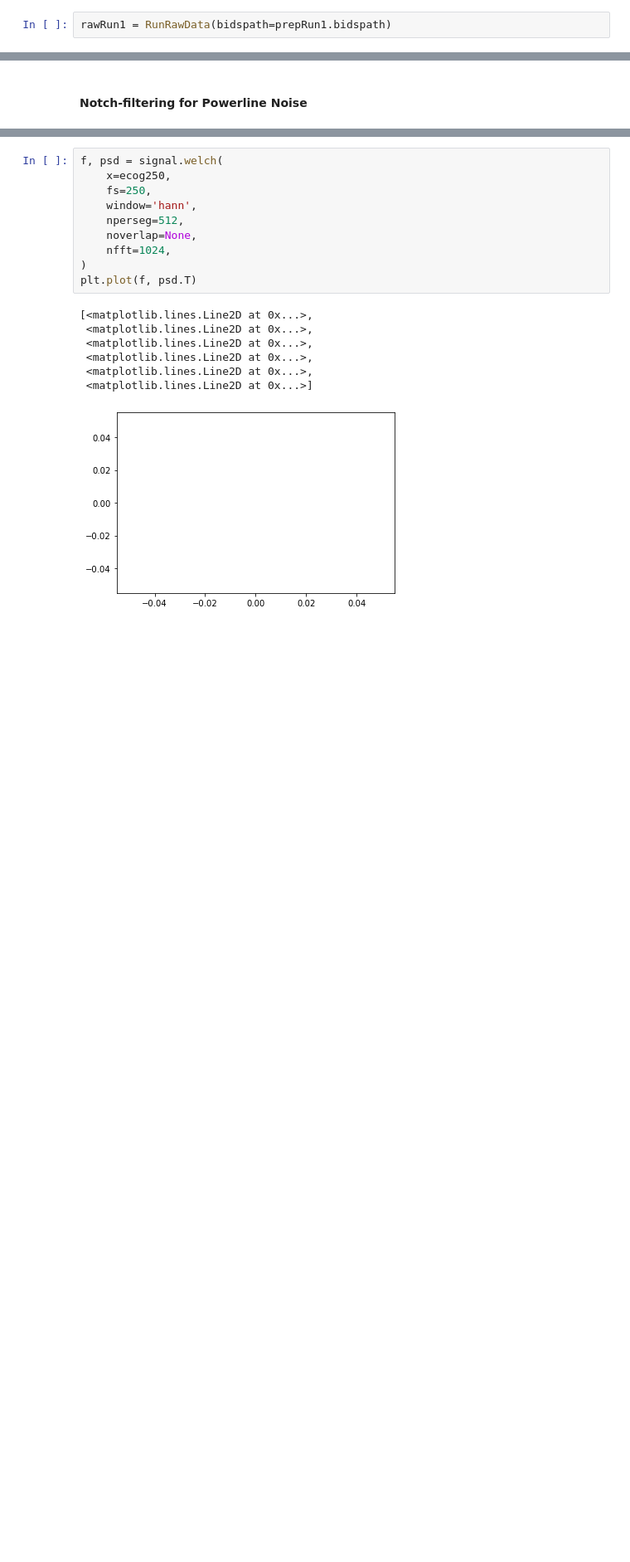
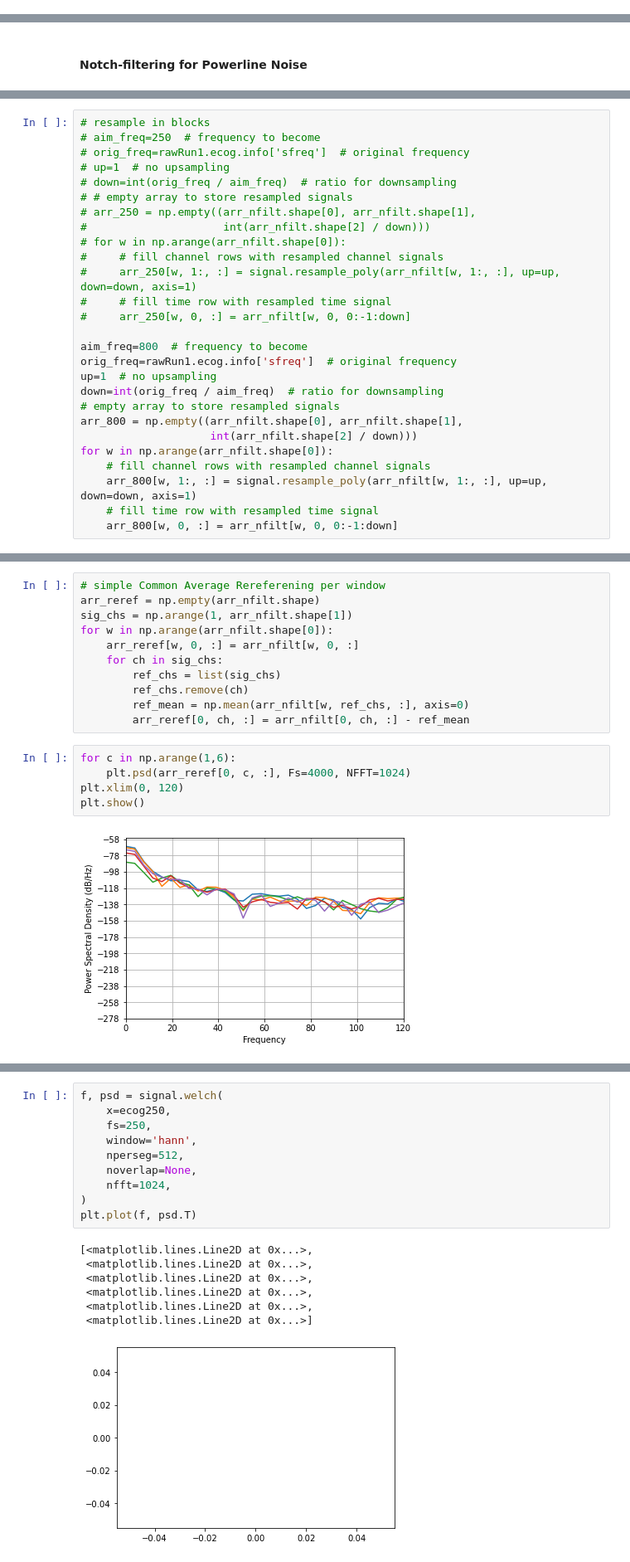
Before and after one commit to richardkoehler/py_neuromodulation, a Jupyter notebook: dyskinesia/dysk_gettingStarted.ipynb, the cells around one changed output, grey strips where cells are left out. Shown at 83% size. Cells and saved outputs as stored; diff of their text form; blank space fills up the shorter version.

Commit message:
Changed functions to block functionality with 3d-arrays. Added new structure in namedtuples. Moved dataclass defs to .py file.

```diff
--- a/dyskinesia/dysk_gettingStarted.ipynb
+++ b/dyskinesia/dysk_gettingStarted.ipynb
@@ -178,2 +69,0 @@ prepRun1 = RunInfo(
-# %%
-rawRun1 = RunRawData(bidspath=prepRun1.bidspath)
@@ -354,0 +346,27 @@ ecog250 = signal.resample_poly(ecog_nfilt, up=up, down=down, axis=1)
+# %%
+# resample in blocks
+# aim_freq=250  # frequency to become
+# orig_freq=rawRun1.ecog.info['sfreq']  # original frequency
+# up=1  # no upsampling
+# down=int(orig_freq / aim_freq)  # ratio for downsampling
+# # empty array to store resampled signals
+# arr_250 = np.empty((arr_nfilt.shape[0], arr_nfilt.shape[1],
+#                     int(arr_nfilt.shape[2] / down)))
+# for w in np.arange(arr_nfilt.shape[0]):
+#     # fill channel rows with resampled channel signals
+#     arr_250[w, 1:, :] = signal.resample_poly(arr_nfilt[w, 1:, :], up=up, down=down, axis=1)
+#     # fill time row with resampled time signal
+#     arr_250[w, 0, :] = arr_nfilt[w, 0, 0:-1:down]
+
+aim_freq=800  # frequency to become
+orig_freq=rawRun1.ecog.info['sfreq']  # original frequency
+up=1  # no upsampling
+down=int(orig_freq / aim_freq)  # ratio for downsampling
+# empty array to store resampled signals
+arr_800 = np.empty((arr_nfilt.shape[0], arr_nfilt.shape[1],
+                    int(arr_nfilt.shape[2] / down)))
+for w in np.arange(arr_nfilt.shape[0]):
+    # fill channel rows with resampled channel signals
+    arr_800[w, 1:, :] = signal.resample_poly(arr_nfilt[w, 1:, :], up=up, down=down, axis=1)
+    # fill time row with resampled time signal
+    arr_800[w, 0, :] = arr_nfilt[w, 0, 0:-1:down]
@@ -354,0 +396,18 @@ ecog250 = signal.resample_poly(ecog_nfilt, up=up, down=down, axis=1)
+# %%
+# simple Common Average Rereferening per window
+arr_reref = np.empty(arr_nfilt.shape)
+sig_chs = np.arange(1, arr_nfilt.shape[1])
+for w in np.arange(arr_nfilt.shape[0]):
+    arr_reref[w, 0, :] = arr_nfilt[w, 0, :]
+    for ch in sig_chs:
+        ref_chs = list(sig_chs)
+        ref_chs.remove(ch)
+        ref_mean = np.mean(arr_nfilt[w, ref_chs, :], axis=0)
+        arr_reref[0, ch, :] = arr_nfilt[0, ch, :] - ref_mean
+# %%
+for c in np.arange(1,6):
+    plt.psd(arr_reref[0, c, :], Fs=4000, NFFT=1024)
+plt.xlim(0, 120)
+plt.show()
+# %% [output]
+[figure, added]
```
Also changed, not shown: parts of 56 cells of this notebook, 1 other file.
